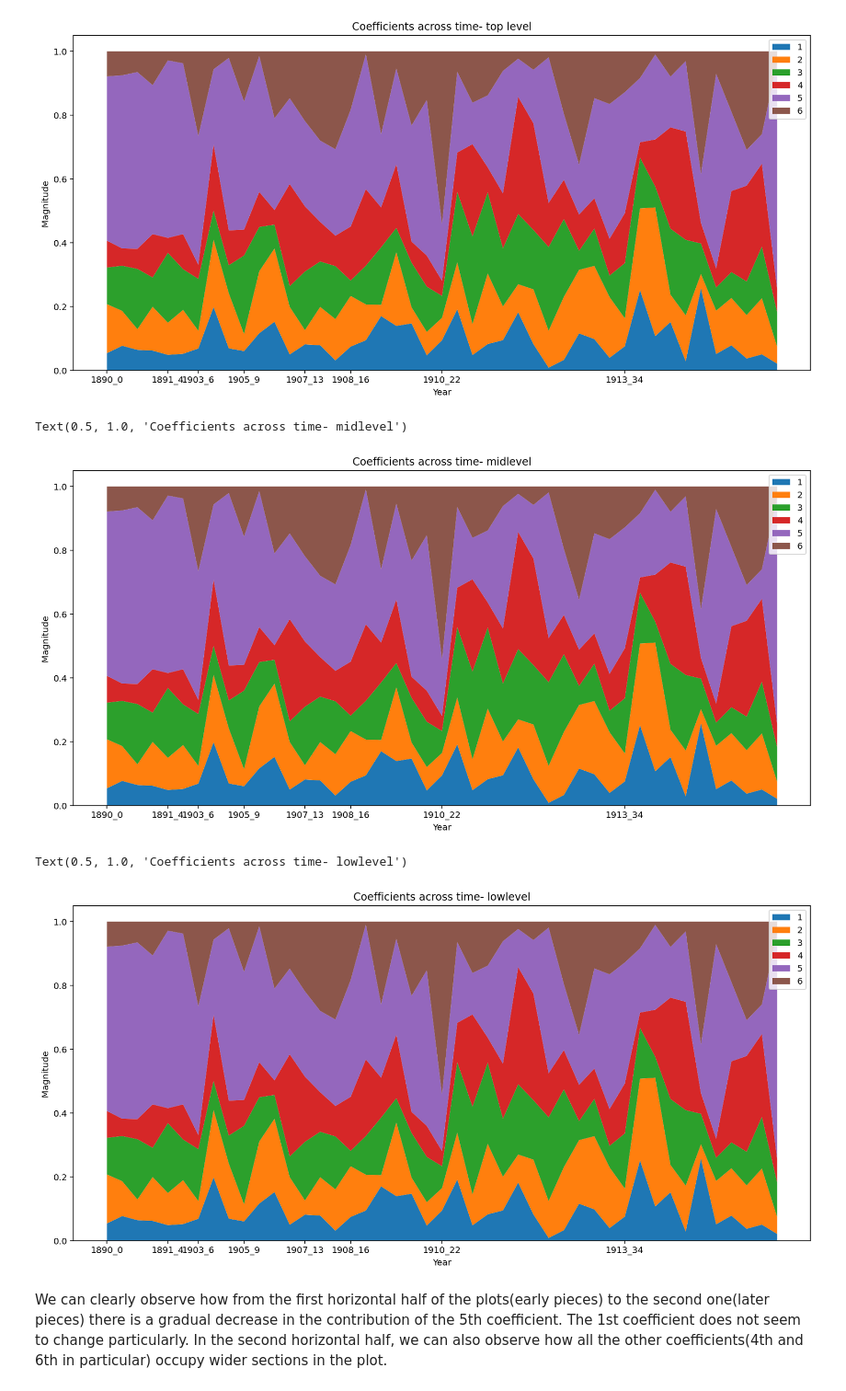
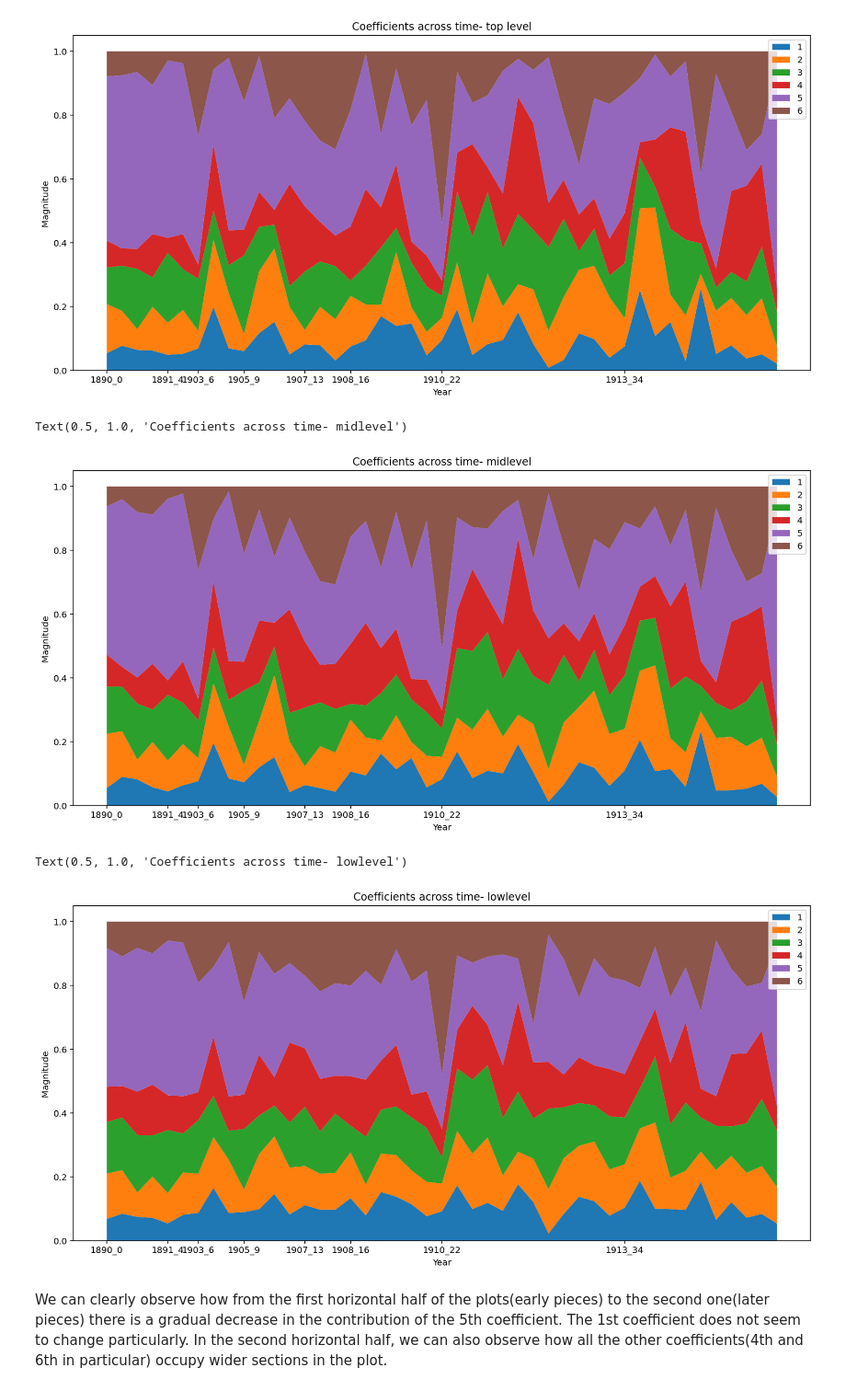
Before and after one commit to ludovicaschaerf/Group-5-Debussy-Pitch-Scapes, a Jupyter notebook: milestone3.ipynb, the cells around one changed output. Shown at 92% size. Cells and saved outputs as stored; diff of their text form; code cells hidden in the pictures.

```diff
--- a/milestone3.ipynb
+++ b/milestone3.ipynb
@@ -312,7 +312,7 @@ Text(0.5, 1.0, 'Coefficients across time- top level')
 # %%
 x = range(1,len(scores))
 y = []
-coeffs = [d[2] for d in data.values()]
+coeffs = [d[2] for d in data_m.values()]
 cfr = pd.DataFrame(coeffs)
 coeffs_perc = cfr.divide(cfr.sum(axis=1), axis=0)
 scr = list(data.keys())
@@ -335,34 +335,34 @@ plt.legend(loc='upper right')
 plt.title('Coefficients across time- midlevel')
 # %% [output]
 Text(0.5, 1.0, 'Coefficients across time- midlevel')
-[figure, old version]
+[figure, new version]
 # %%
 x = range(1,len(scores))
 y = []
-coeffs = [d[2] for d in data.values()]
+coeffs = [d[2] for d in data_l.values()]
 cfr = pd.DataFrame(coeffs)
 coeffs_perc = cfr.divide(cfr.sum(axis=1), axis=0)
 scr = list(data.keys())
 years = []
 for i in range(len(scr)):
     years.append(scr[i].split('\\')[-1][:4]+'_'+str(i))
 pal = ["#2E4057", "#66A182", "#CAFFB9", "#AEF78E","#F19C79", "#A44A3F"]
 for i in range(6):
     y.append(coeffs_perc[i])
 
 fig = plt.figure(figsize=(15, 7))
 ax= fig.add_subplot()
 
 ax.stackplot(years,y[0],y[1], y[2],y[3],y[4],y[5],linewidth=0, labels=['1','2','3','4','5','6'])
 ax.xaxis.set_major_locator(plt.FixedLocator([0, 4, 6, 9, 13, 16, 22,34]))
 plt.xlabel('Year')
 plt.ylabel('Magnitude')
 
 plt.legend(loc='upper right')
 plt.title('Coefficients across time- lowlevel')
 # %% [output]
 Text(0.5, 1.0, 'Coefficients across time- lowlevel')
-[figure, old version]
+[figure, new version]
 # %% [markdown]
 We can clearly observe how from the first horizontal half of the plots(early pieces) to the second one(later pieces) there is a gradual decrease in the contribution of the 5th coefficient. The 1st coefficient does not seem to change particularly.
 In the second horizontal half, we can also observe how all the other coefficients(4th and 6th in particular) occupy wider sections in the plot.
```
